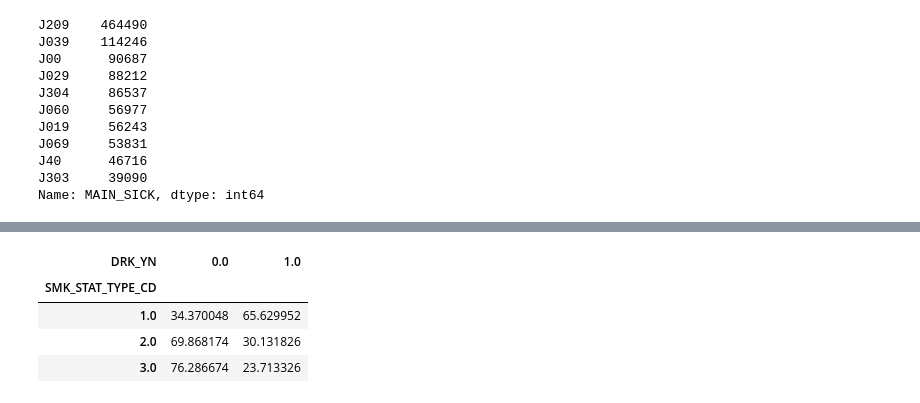
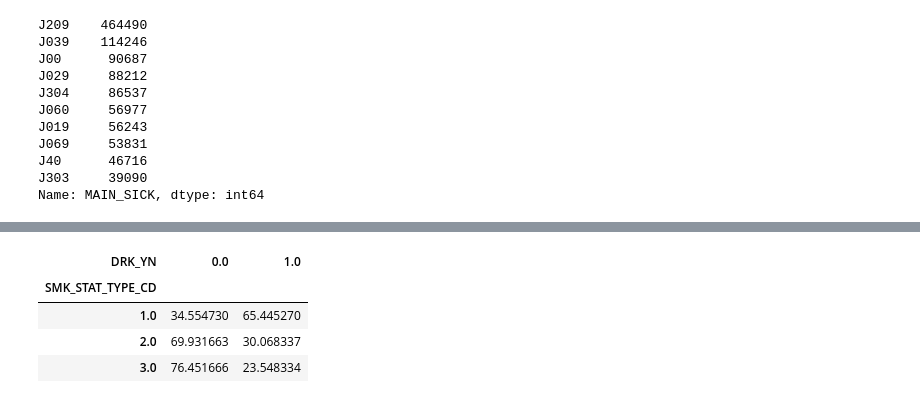
Before and after one commit to yolo0220/National_Health_Insurance_Sharing_Service_Project, a Jupyter notebook: Exploratory_Data_Analysis.ipynb, the cells around one changed output, grey strips where cells are left out. Cells and saved outputs as stored; diff of their text form; code cells hidden in the pictures.

```diff
--- a/Exploratory_Data_Analysis.ipynb
+++ b/Exploratory_Data_Analysis.ipynb
@@ -554,15 +585,15 @@ gj_t20_join
 # %%
-smoke_drk = gj_t20_join.pivot_table(
+gj_smk_drk = gj.pivot_table(
         index="SMK_STAT_TYPE_CD",
         columns="DRK_YN",
         aggfunc="size"
         )
 
-smoke_drk_r = smoke_drk.apply(lambda x: x/x.sum() * 100, axis=1)
+smoke_drk_r = gj_smk_drk.apply(lambda x: x/x.sum() * 100, axis=1)
 smoke_drk_r
 # %% [output]
 | DRK_YN | 0.0 | 1.0 |
 | SMK_STAT_TYPE_CD |  |  |
-| 1.0 | 34.370048 | 65.629952 |
-| 2.0 | 69.868174 | 30.131826 |
-| 3.0 | 76.286674 | 23.713326 |
+| 1.0 | 34.554730 | 65.445270 |
+| 2.0 | 69.931663 | 30.068337 |
+| 3.0 | 76.451666 | 23.548334 |
```
Also changed, not shown: parts of 41 cells of this notebook.
